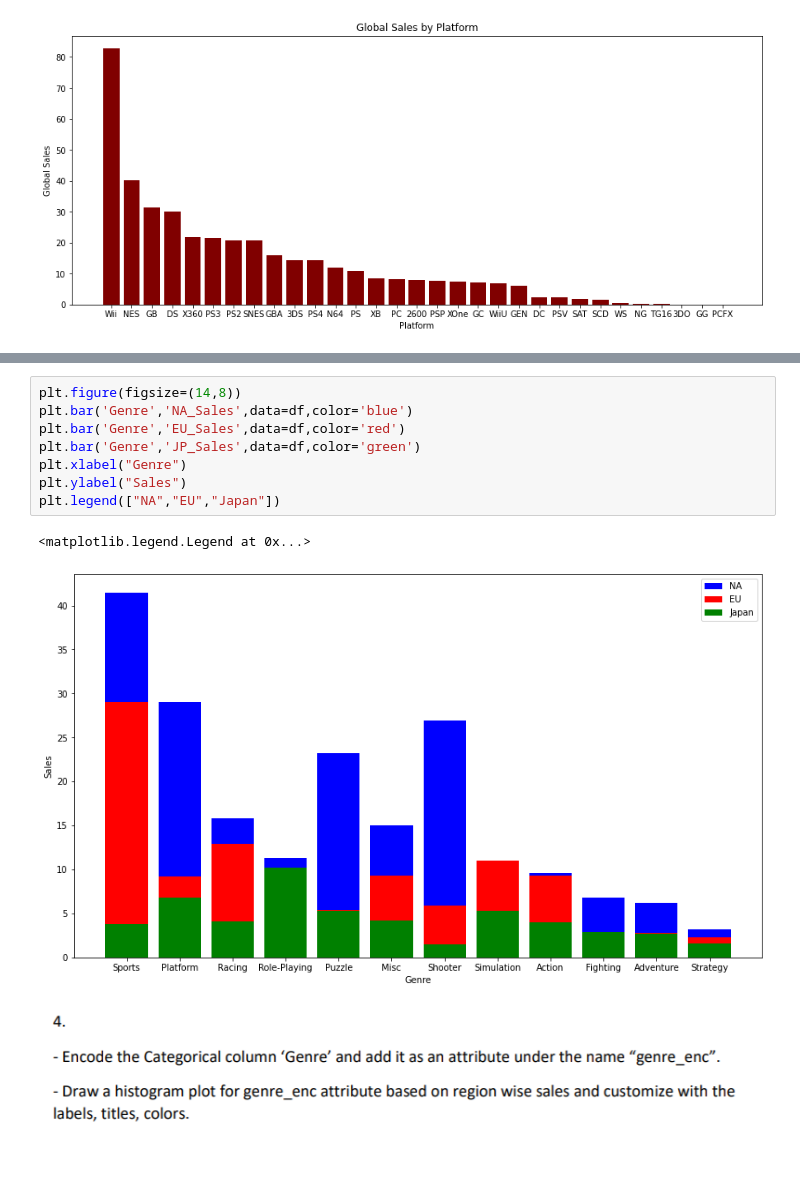
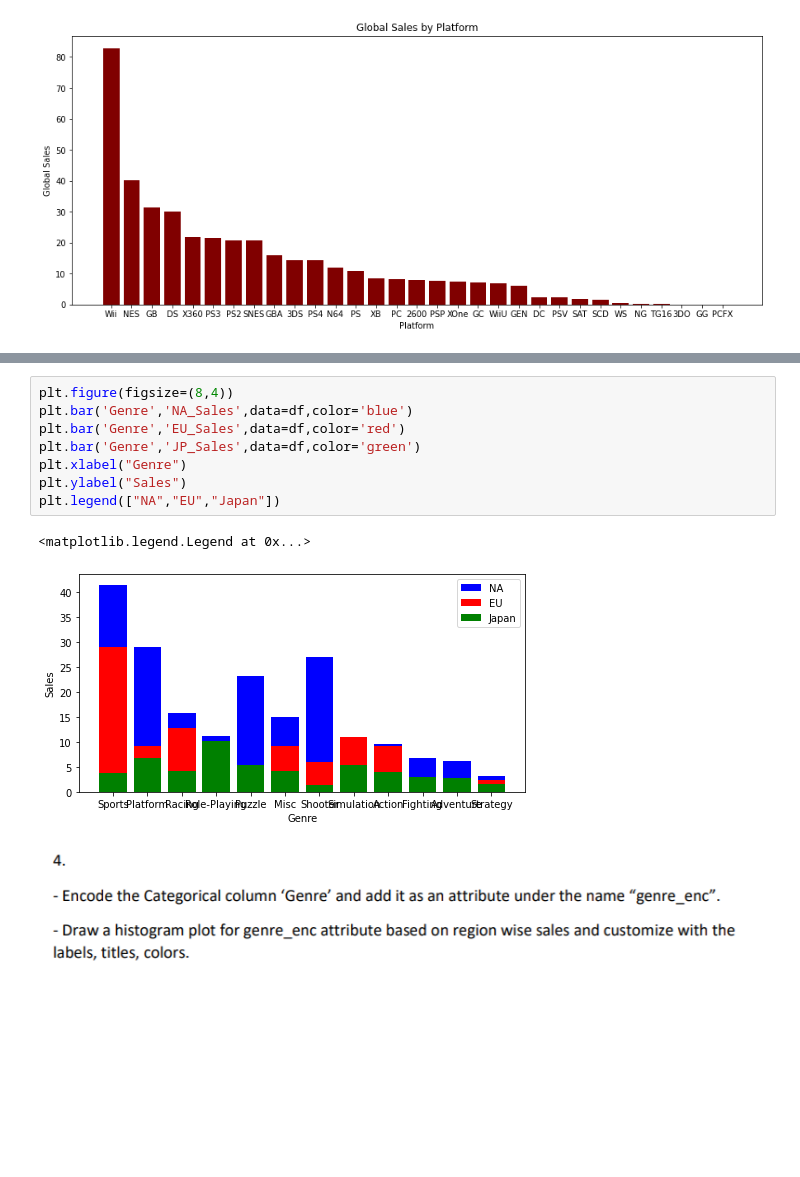
Before and after one commit to Sriharshitha842/DWDM_LAB, a Jupyter notebook: DWDM_lab4.ipynb, the cells around one changed output, grey strips where cells are left out. Saved outputs shown, nothing was run; the diff lists cells and outputs as text; blank space fills up the shorter version.

```diff
--- a/DWDM_lab4.ipynb
+++ b/DWDM_lab4.ipynb
@@ -106,16 +106,16 @@ plt.show()
 # %% [markdown]
 ![3.PNG](embedded-picture-1)
 # %%
-plt.figure(figsize=(14,8))
+plt.figure(figsize=(8,4))
 plt.bar('Genre','NA_Sales',data=df,color='blue')
 plt.bar('Genre','EU_Sales',data=df,color='red')
 plt.bar('Genre','JP_Sales',data=df,color='green')
 plt.xlabel("Genre")
 plt.ylabel("Sales")
 plt.legend(["NA","EU","Japan"])
 # %% [output]
 <matplotlib.legend.Legend at 0x...>
-[figure, old version]
+[figure, new version]
 # %% [markdown]
 ![4(1).PNG](embedded-picture-1)
 # %% [markdown]
```
Also changed, not shown: parts of 1 cell of this notebook.
